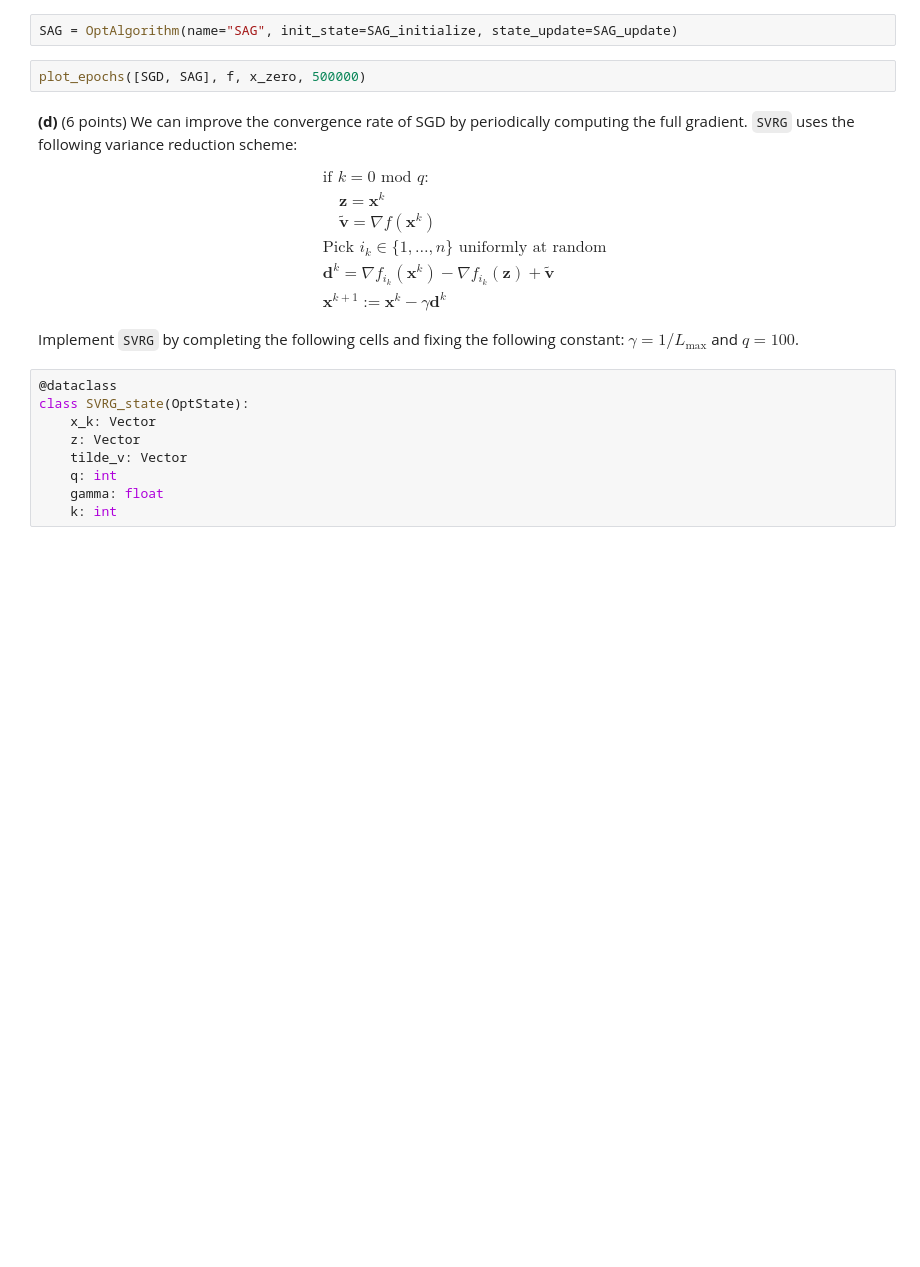
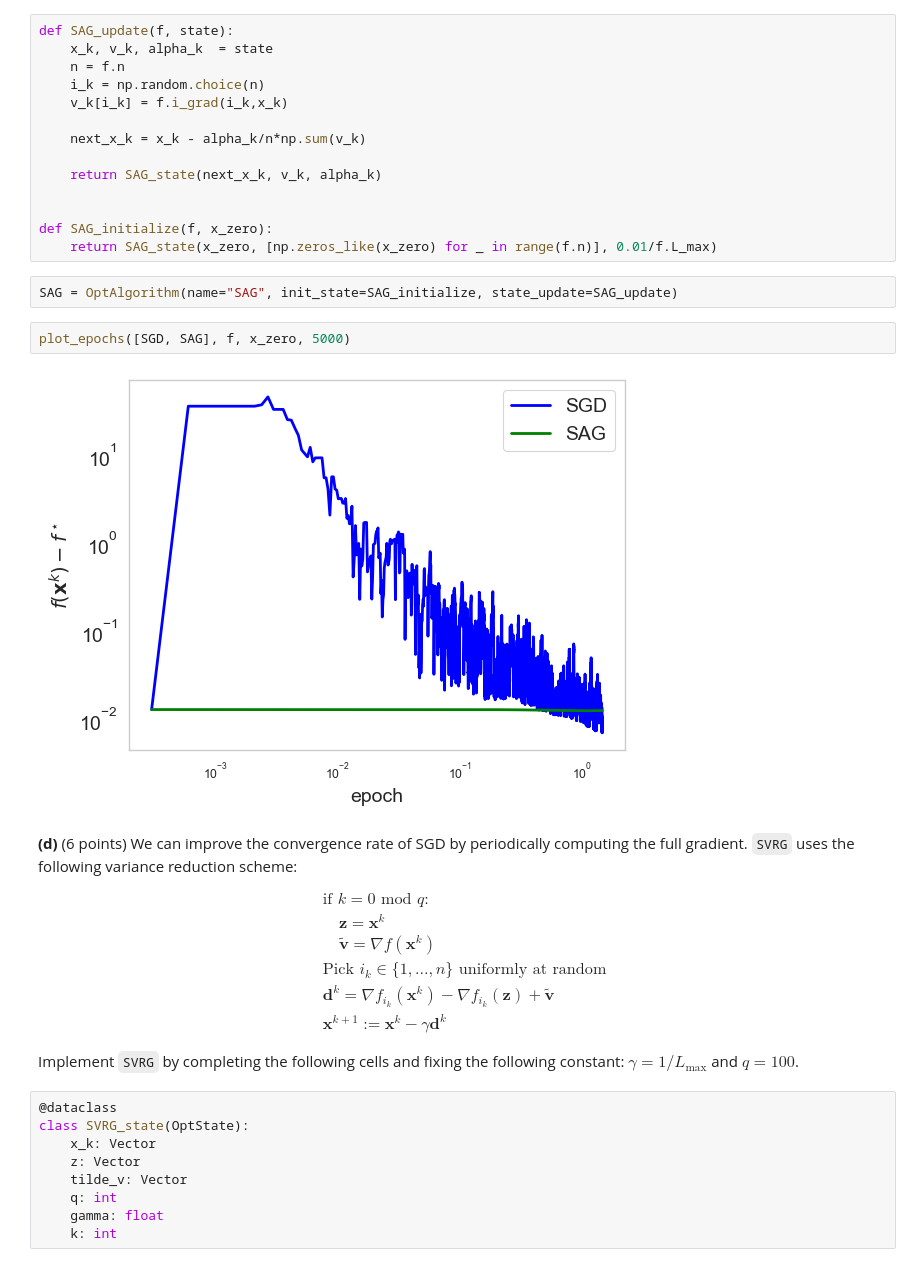
Before and after one commit to MarkoStc/mod_hw1, a Jupyter notebook: Part 3 - Stochastic gradient methods.ipynb, the cells around one changed output. Saved outputs shown, nothing was run; the diff lists cells and outputs as text; blank space fills up the shorter version.

```diff
--- a/Part 3 - Stochastic gradient methods.ipynb
+++ b/Part 3 - Stochastic gradient methods.ipynb
@@ -98,7 +96,23 @@ def SAG_initialize(f, x_zero):
+# %%
+def SAG_update(f, state):
+    x_k, v_k, alpha_k  = state
+    n = f.n
+    i_k = np.random.choice(n)
+    v_k[i_k] = f.i_grad(i_k,x_k)
+
+    next_x_k = x_k - alpha_k/n*np.sum(v_k)
+
+    return SAG_state(next_x_k, v_k, alpha_k)
+
+
+def SAG_initialize(f, x_zero):
+    return SAG_state(x_zero, [np.zeros_like(x_zero) for _ in range(f.n)], 0.01/f.L_max)
 # %%
 SAG = OptAlgorithm(name="SAG", init_state=SAG_initialize, state_update=SAG_update)
 # %%
-plot_epochs([SGD, SAG], f, x_zero, 500000)
+plot_epochs([SGD, SAG], f, x_zero, 5000)
+# %% [output]
+[figure, added]
 # %% [markdown]
 __(d)__ (6 points)
 We can improve the convergence rate of SGD by periodically computing the full gradient. `SVRG` uses the following variance reduction scheme:
```
Also changed, not shown: parts of 12 cells of this notebook, 1 other file.
